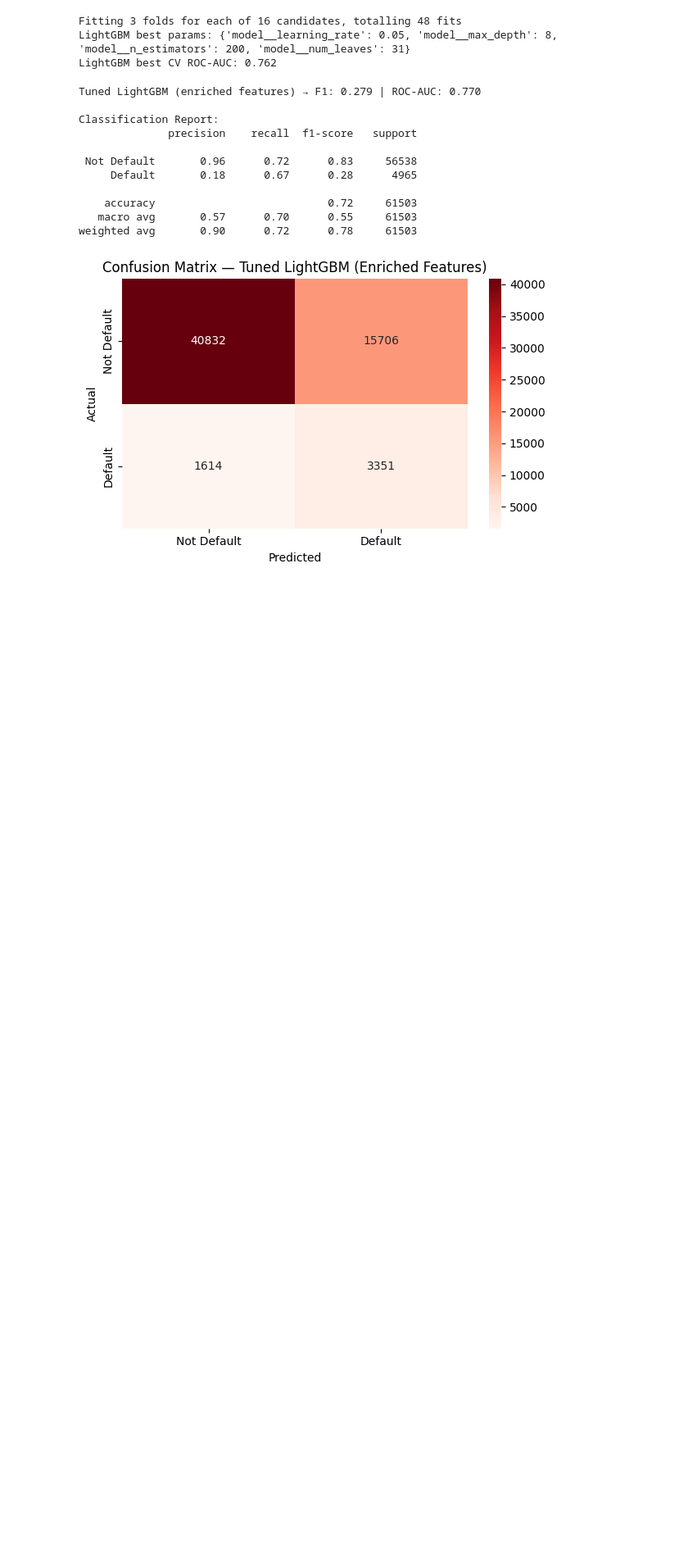
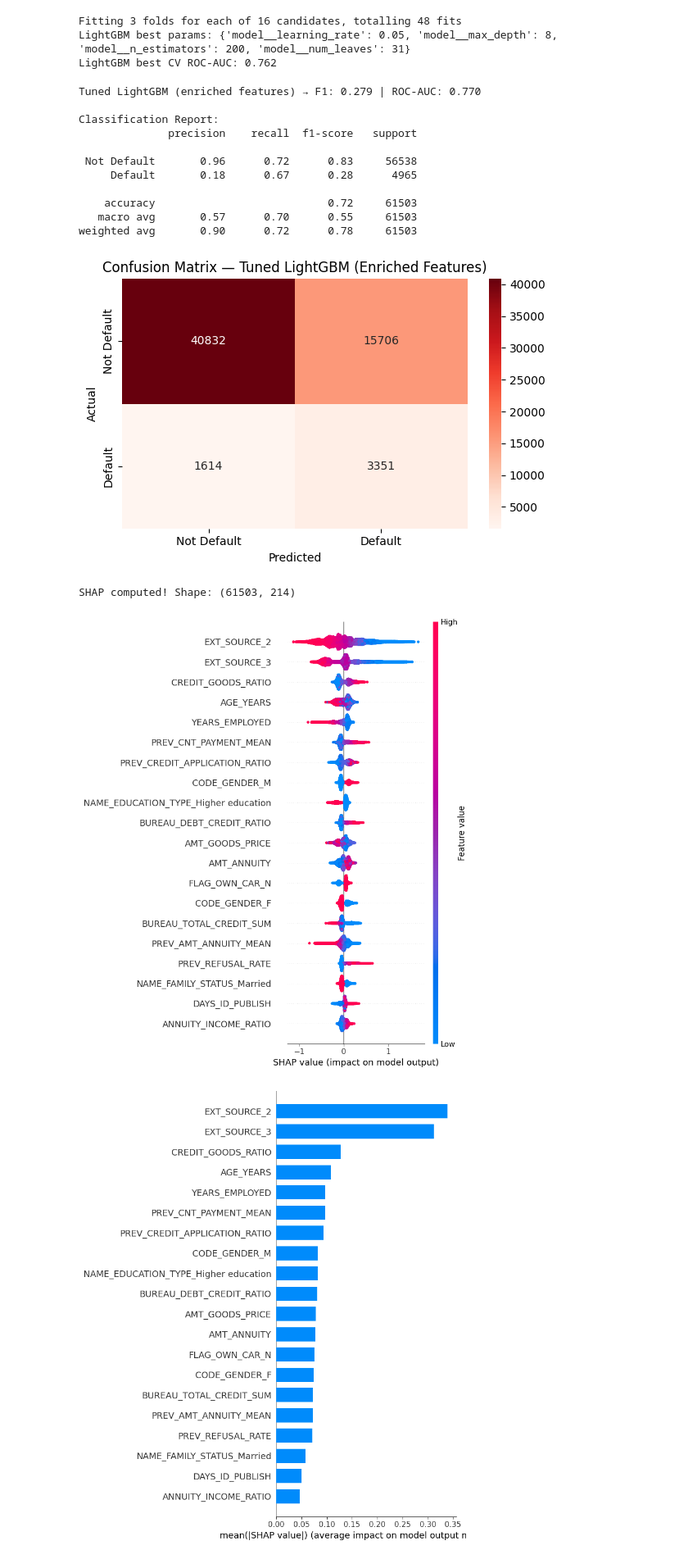
Before and after one commit to aryanparija/Loan-Default-Prediction, a Jupyter notebook: notebooks/02_modeling.ipynb, the cells around one changed output. Shown at 82% size. Saved outputs shown, nothing was run; the diff lists cells and outputs as text; code cells hidden in the pictures; blank space fills up the shorter version.

Commit message:
SHAP confirms 6 of top 20 features derived from bureau/previous_application — BUREAU_DEBT_CREDIT_RATIO and BUREAU_TOTAL_CREDIT_SUM show high SHAP importance despite near-zero linear correlation

```diff
--- a/notebooks/02_modeling.ipynb
+++ b/notebooks/02_modeling.ipynb
@@ -1052,3 +1052,37 @@ Classification Report:
    macro avg       0.57      0.70      0.55     61503
 weighted avg       0.90      0.72      0.78     61503
 [figure]
+# %%
+import shap
+
+lgbm_model = best_model.named_steps['model']
+preprocessor_fitted = best_model.named_steps['preprocessor']
+
+X_test_transformed = preprocessor_fitted.transform(X_test)
+
+ohe_features = best_model.named_steps['preprocessor']\
+    .named_transformers_['cat']['encoder']\
+    .get_feature_names_out(categorical_cols).tolist()
+all_features = numerical_cols + ohe_features
+
+explainer = shap.TreeExplainer(lgbm_model)
+shap_values = explainer.shap_values(X_test_transformed)
+
+if isinstance(shap_values, list):
+    shap_values = shap_values[1]
+
+print("SHAP computed! Shape:", shap_values.shape)
+# %% [output]
+SHAP computed! Shape: (61503, 214)
+# %%
+plt.figure()
+shap.summary_plot(shap_values, X_test_transformed,
+                  feature_names=all_features, max_display=20)
+
+plt.figure()
+shap.summary_plot(shap_values, X_test_transformed,
+                  feature_names=all_features,
+                  plot_type='bar', max_display=20)
+# %% [output]
+[figure, added]
+[figure, added]
```
